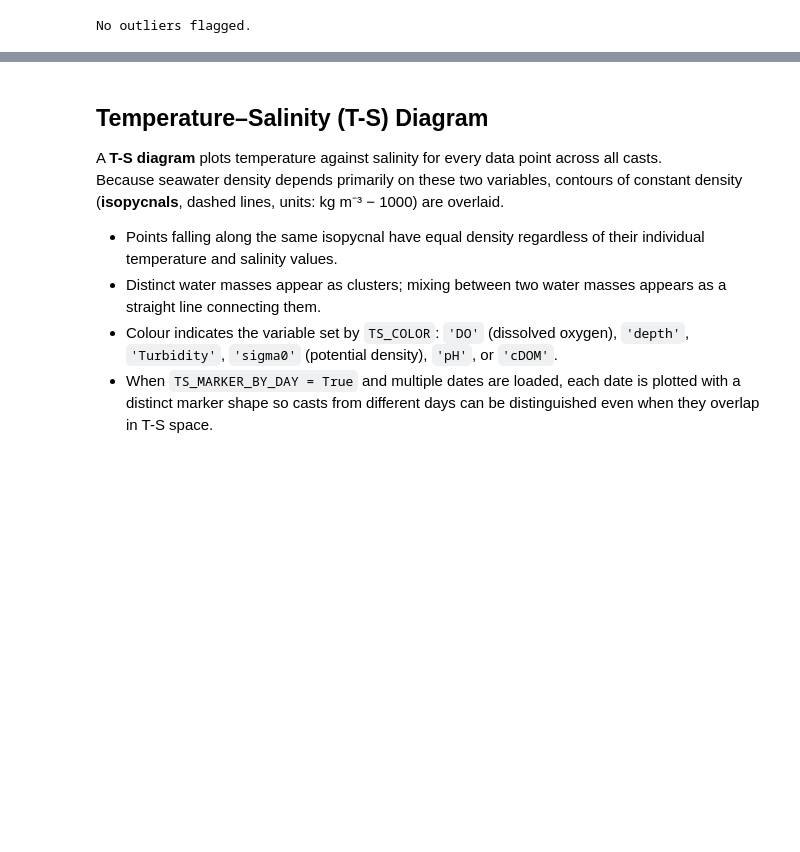
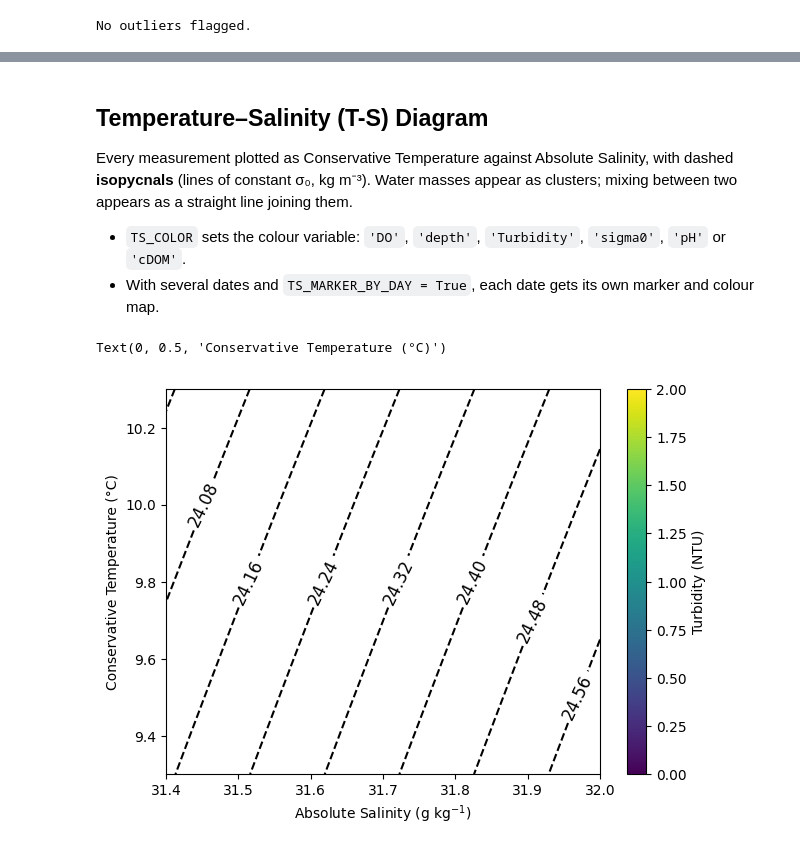
Before and after one commit to HalBradbury/AML-CTD-Tools, a Jupyter notebook: CTD_Data_Extraction_mmap.ipynb, the cells around one changed output, grey strips where cells are left out. Drawn from its saved outputs; the diff is of its cells as text; code cells hidden in the pictures; blank space fills up the shorter version.

```diff
--- a/CTD_Data_Extraction_mmap.ipynb
+++ b/CTD_Data_Extraction_mmap.ipynb
@@ -747,16 +820,13 @@ ax.legend(title=_legend_title, bbox_to_anchor=(1.05, 1), loc='upper left')
 # %% [markdown]
 ## Temperature–Salinity (T-S) Diagram
 
-A **T-S diagram** plots temperature against salinity for every data point across all casts.
-Because seawater density depends primarily on these two variables, contours of constant density (**isopycnals**, dashed lines, units: kg m⁻³ − 1000) are overlaid.
+Every measurement plotted as Conservative Temperature against Absolute Salinity, with dashed **isopycnals** (lines of constant σ₀, kg m⁻³). Water masses appear as clusters; mixing between two appears as a straight line joining them.
 
-- Points falling along the same isopycnal have equal density regardless of their individual temperature and salinity values.
-- Distinct water masses appear as clusters; mixing between two water masses appears as a straight line connecting them.
-- Colour indicates the variable set by `TS_COLOR`: `'DO'` (dissolved oxygen), `'depth'`, `'Turbidity'`, `'sigma0'` (potential density), `'pH'`, or `'cDOM'`.
-- When `TS_MARKER_BY_DAY = True` and multiple dates are loaded, each date is plotted with a distinct marker shape so casts from different days can be distinguished even when they overlap in T-S space.
+- `TS_COLOR` sets the colour variable: `'DO'`, `'depth'`, `'Turbidity'`, `'sigma0'`, `'pH'` or `'cDOM'`.
+- With several dates and `TS_MARKER_BY_DAY = True`, each date gets its own marker and colour map.
 # %%
 # Exclude profiles with data quality issues
-df_ts = df[~df['profile'].isin(EXCLUDED_PROFILES)]
+df_ts = df[~df['profile'].isin(EXCLUDED_PROFILES)].copy()
 
 # Calculate boundaries of the T-S space using TEOS-10 quantities
 smin = df_ts['SA'].min() - (0.01 * df_ts['SA'].min())
@@ -765,7 +835,7 @@ tmin = df_ts['CT'].min() - (0.15 * df_ts['CT'].max())
 tmax = df_ts['CT'].max() + (0.1  * df_ts['CT'].max())
 
 # Hardcoded bounds for plotting a small-region T-S diagram.
-smin, smax, tmin, tmax = [31.5, 31.75, 9.7, 10.1]
+smin, smax, tmin, tmax = [31.4, 32, 9.3, 10.3]
 
 # Create SA and CT vectors of appropriate dimensions for the density grid
 si = np.arange(smin, smax + 0.05, 0.1)
@@ -812,31 +882,38 @@ DAY_CMAPS = [cmocean.cm.thermal, cmocean.cm.haline, cmocean.cm.dense,
 # Map each profile to its date (YYYY-MM-DD) extracted from the filename.
 _date_of_profile = {i: os.path.basename(f)[-23:-13] for i, f in enumerate(file_list)}
 df_ts['_date'] = df_ts['profile'].map(_date_of_profile)
 _dates = sorted(df_ts['_date'].unique())
 
 # Shared normalisation so values are comparable across days.
 _norm = plt.Normalize(vmin=float(c_var.min()), vmax=float(c_var.max()))
 _norm = plt.Normalize(vmin=0, vmax=2)  # option to hard code colorscale normalisation
 
 fig, ax0 = plt.subplots(figsize=(7,5))
 CS = ax0.contour(si, ti, dens, linestyles='dashed', colors='k')
-plt.clabel(CS, fontsize=12, inline=1, fmt='%1.1f')
+plt.clabel(CS, fontsize=12, inline=1, fmt='%1.2f')
 
 if TS_MARKER_BY_DAY and len(_dates) > 1:
     _marker_map = {d: MARKERS[i % len(MARKERS)]   for i, d in enumerate(_dates)}
     _cmap_map   = {d: DAY_CMAPS[i % len(DAY_CMAPS)] for i, d in enumerate(_dates)}
     _scatters   = {}
     for date, grp in df_ts.groupby('_date'):
         sc = ax0.scatter(grp['SA'], grp['CT'], c=c_var[grp.index],
                          marker=_marker_map[date], cmap=_cmap_map[date],
                          norm=_norm, label=date, s=3)
         _scatters[date] = sc
     for date, sc in _scatters.items():
         fig.colorbar(sc, ax=ax0, label=f'{c_lbl}  [{date}]')
     ax0.legend(title='Date', markerscale=3)
 else:
     sc = ax0.scatter(df_ts['SA'], df_ts['CT'], c=c_var, norm=_norm, s=20, **c_kw)
     fig.colorbar(sc, ax=ax0, label=c_lbl)
 
+#Set axes for small plot size
+ax0.set_xlim(smin,smax)
+ax0.set_ylim(tmin,tmax)
+
 ax0.set_xlabel('Absolute Salinity (g kg$^{-1}$)')
 ax0.set_ylabel('Conservative Temperature (°C)')
+# %% [output]
+Text(0, 0.5, 'Conservative Temperature (°C)')
+[figure, added]
```
Also changed, not shown: parts of 27 cells of this notebook, 3 other files.
